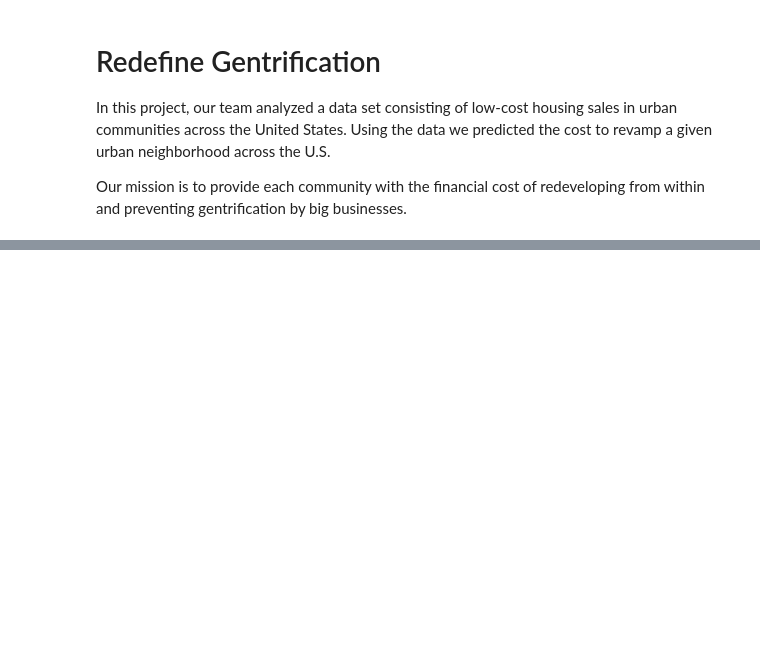
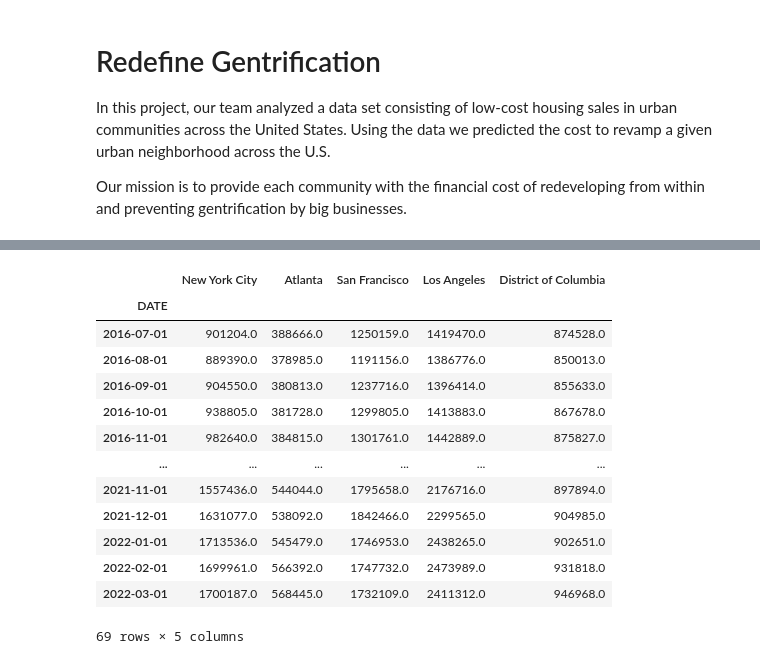
Before and after one commit to brianchangpe/Group_5_Project, a Jupyter notebook: Redefine_Gentrification.ipynb, the cells around one changed output, grey strips where cells are left out. Saved outputs shown, nothing was run; the diff lists cells and outputs as text; code cells hidden in the pictures; blank space fills up the shorter version.

```diff
--- a/Redefine_Gentrification.ipynb
+++ b/Redefine_Gentrification.ipynb
@@ -68,0 +64,10 @@ dtype: int64
+# %%
+# Created a DataFrame using the read_csv function and Path module
+sf_avg_price = pd.read_csv("https://fred.stlouisfed.org/graph/fredgraph.csv?bgcolor=%23e1e9f0&chart_type=line&drp=0&fo=open%20sans&graph_bgcolor=%23ffffff&height=450&mode=fred&recession_bars=on&txtcolor=%23444444&ts=12&tts=12&width=969&nt=0&thu=0&trc=0&show_legend=yes&show_axis_titles=yes&show_tooltip=yes&id=AVELISPRI41860&scale=left&cosd=2016-07-01&coed=2022-03-01&line_color=%234572a7&link_values=false&line_style=solid&mark_type=none&mw=3&lw=2&ost=-99999&oet=99999&mma=0&fml=a&fq=Monthly&fam=avg&fgst=lin&fgsnd=2020-02-01&line_index=1&transformation=lin&vintage_date=2022-04-30&revision_date=2022-04-30&nd=2016-07-01")
+
+# Clean up the DataFrame
+sf_avg_price.set_index(['DATE'], inplace=True)
+sf_avg_price.rename(columns={'AVELISPRI41860' : 'San Francisco'}, inplace=True)
+
+# Review the DataFrame
+sf_avg_price
@@ -68,0 +89,10 @@ dtype: int64
+# %%
+# Created a DataFrame using the read_csv function and Path module
+la_avg_price = pd.read_csv("https://fred.stlouisfed.org/graph/fredgraph.csv?bgcolor=%23e1e9f0&chart_type=line&drp=0&fo=open%20sans&graph_bgcolor=%23ffffff&height=450&mode=fred&recession_bars=on&txtcolor=%23444444&ts=12&tts=12&width=969&nt=0&thu=0&trc=0&show_legend=yes&show_axis_titles=yes&show_tooltip=yes&id=AVELISPRI31080&scale=left&cosd=2016-07-01&coed=2022-03-01&line_color=%234572a7&link_values=false&line_style=solid&mark_type=none&mw=3&lw=2&ost=-99999&oet=99999&mma=0&fml=a&fq=Monthly&fam=avg&fgst=lin&fgsnd=2020-02-01&line_index=1&transformation=lin&vintage_date=2022-04-30&revision_date=2022-04-30&nd=2016-07-01")
+
+# Clean up the DataFrame
+la_avg_price.set_index(['DATE'], inplace=True)
+la_avg_price.rename(columns={'AVELISPRI31080' : 'Los Angeles'}, inplace=True)
+
+# Review the DataFrame
+la_avg_price
@@ -68,0 +114,11 @@ dtype: int64
+# %%
+
+# Created a DataFrame using the read_csv function and Path module
+dc_avg_price = pd.read_csv("https://fred.stlouisfed.org/graph/fredgraph.csv?bgcolor=%23e1e9f0&chart_type=line&drp=0&fo=open%20sans&graph_bgcolor=%23ffffff&height=450&mode=fred&recession_bars=on&txtcolor=%23444444&ts=12&tts=12&width=969&nt=0&thu=0&trc=0&show_legend=yes&show_axis_titles=yes&show_tooltip=yes&id=AVELISPRI11001&scale=left&cosd=2016-07-01&coed=2022-03-01&line_color=%234572a7&link_values=false&line_style=solid&mark_type=none&mw=3&lw=2&ost=-99999&oet=99999&mma=0&fml=a&fq=Monthly&fam=avg&fgst=lin&fgsnd=2020-02-01&line_index=1&transformation=lin&vintage_date=2022-04-30&revision_date=2022-04-30&nd=2016-07-01")
+
+# Clean up the DataFrame
+dc_avg_price.set_index(['DATE'], inplace=True)
+dc_avg_price.rename(columns={'AVELISPRI11001' : 'District of Columbia'}, inplace=True)
+
+# Review the DataFrame
+dc_avg_price
@@ -68,0 +140,21 @@ dtype: int64
+# %%
+# Join NYC, ATL, SF, LA, DC average prices into single DataFrame with columns for each
+combined_avg_prices = pd.concat([nyc_avg_price, atl_avg_price, sf_avg_price, la_avg_price, dc_avg_price], axis="columns", join="inner")
+
+# Review Combined DataFrame
+combined_avg_prices
+# %% [output]
+|  | New York City | Atlanta | San Francisco | Los Angeles | District of Columbia |
+| DATE |  |  |  |  |  |
+| 2016-07-01 | 901204.0 | 388666.0 | 1250159.0 | 1419470.0 | 874528.0 |
+| 2016-08-01 | 889390.0 | 378985.0 | 1191156.0 | 1386776.0 | 850013.0 |
+| 2016-09-01 | 904550.0 | 380813.0 | 1237716.0 | 1396414.0 | 855633.0 |
+| 2016-10-01 | 938805.0 | 381728.0 | 1299805.0 | 1413883.0 | 867678.0 |
+| 2016-11-01 | 982640.0 | 384815.0 | 1301761.0 | 1442889.0 | 875827.0 |
+| ... | ... | ... | ... | ... | ... |
+| 2021-11-01 | 1557436.0 | 544044.0 | 1795658.0 | 2176716.0 | 897894.0 |
+| 2021-12-01 | 1631077.0 | 538092.0 | 1842466.0 | 2299565.0 | 904985.0 |
+| 2022-01-01 | 1713536.0 | 545479.0 | 1746953.0 | 2438265.0 | 902651.0 |
+| 2022-02-01 | 1699961.0 | 566392.0 | 1747732.0 | 2473989.0 | 931818.0 |
+| 2022-03-01 | 1700187.0 | 568445.0 | 1732109.0 | 2411312.0 | 946968.0 |
+69 rows × 5 columns
```
Also changed, not shown: parts of 10 cells of this notebook.
